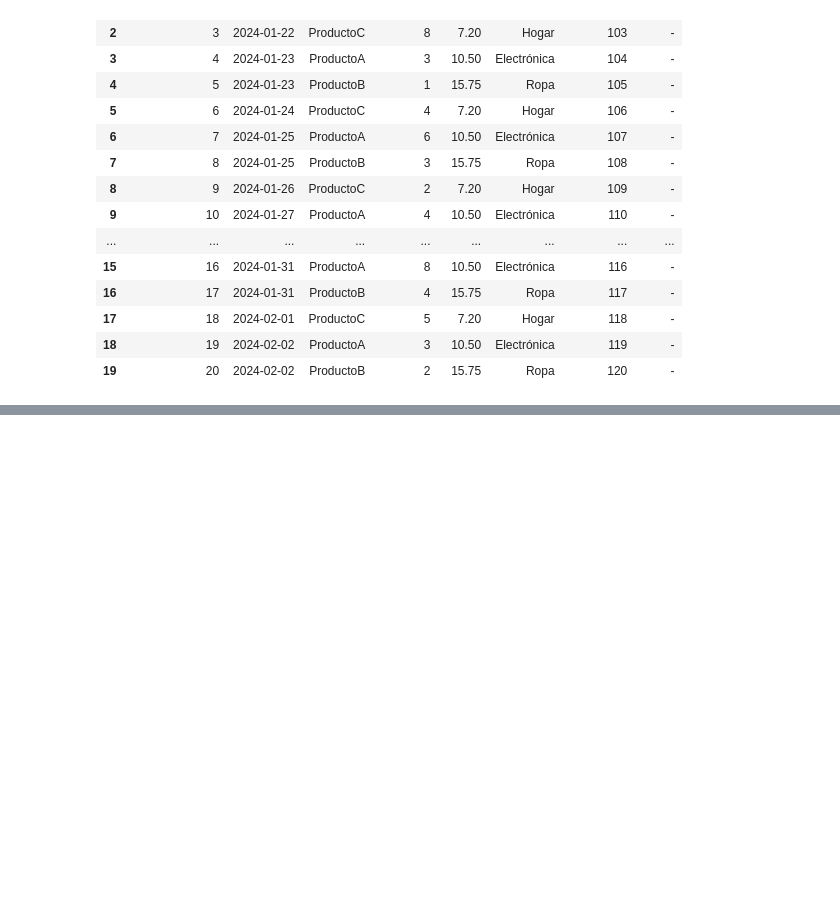
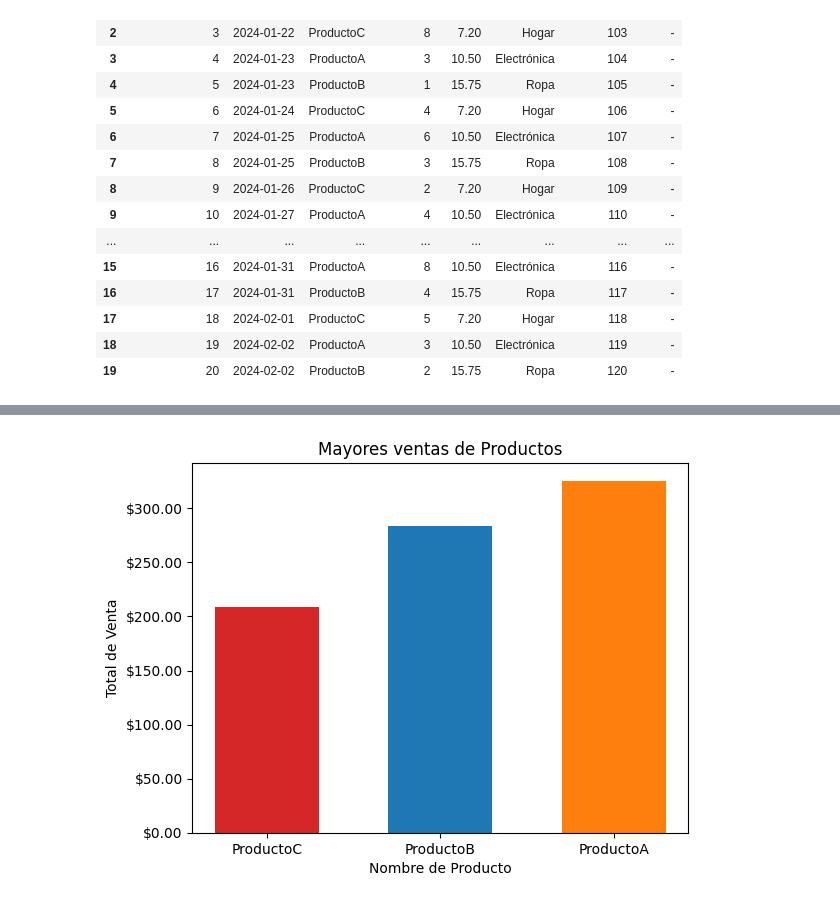
Before and after one commit to AcamilolopezV/Analisis-de-datos-ventas, a Jupyter notebook: Ejercicio_Ventas.ipynb, the cells around one changed output, grey strips where cells are left out. Cells and saved outputs as stored; diff of their text form; code cells hidden in the pictures; blank space fills up the shorter version.

```diff
--- a/Ejercicio_Ventas.ipynb
+++ b/Ejercicio_Ventas.ipynb
@@ -166,0 +202,25 @@ get_data_analyst_resume["data"]
+# %%
+#Graficar los productos de mayor a menor ventas (Grafico de Barras)
+
+def plt_sales_by_product(dfi):
+    bar_colors = ['tab:red', 'tab:blue', 'tab:orange']
+    df = dfi.copy()
+    df = df[["Producto", "Total de venta"]].groupby('Producto').sum()
+    df = df.reset_index()
+    df = df.sort_values(by = "Total de venta")
+
+    plt.bar(df["Producto"], df["Total de venta"], color = bar_colors, width = 0.6)
+    plt.ylabel('Total de Venta')
+    plt.xlabel('Nombre de Producto')
+    plt.title('Mayores ventas de Productos', )
+
+    formatter = FuncFormatter(lambda x, _: "${:,.2f}".format(x))
+    plt.gca().yaxis.set_major_formatter(formatter)
+
+    plt.show()
+
+    return
+
+plt_sales_by_product(get_data_analyst_resume["data"])
+# %% [output]
+[figure, added]
```
Also changed, not shown: parts of 3 cells of this notebook.
